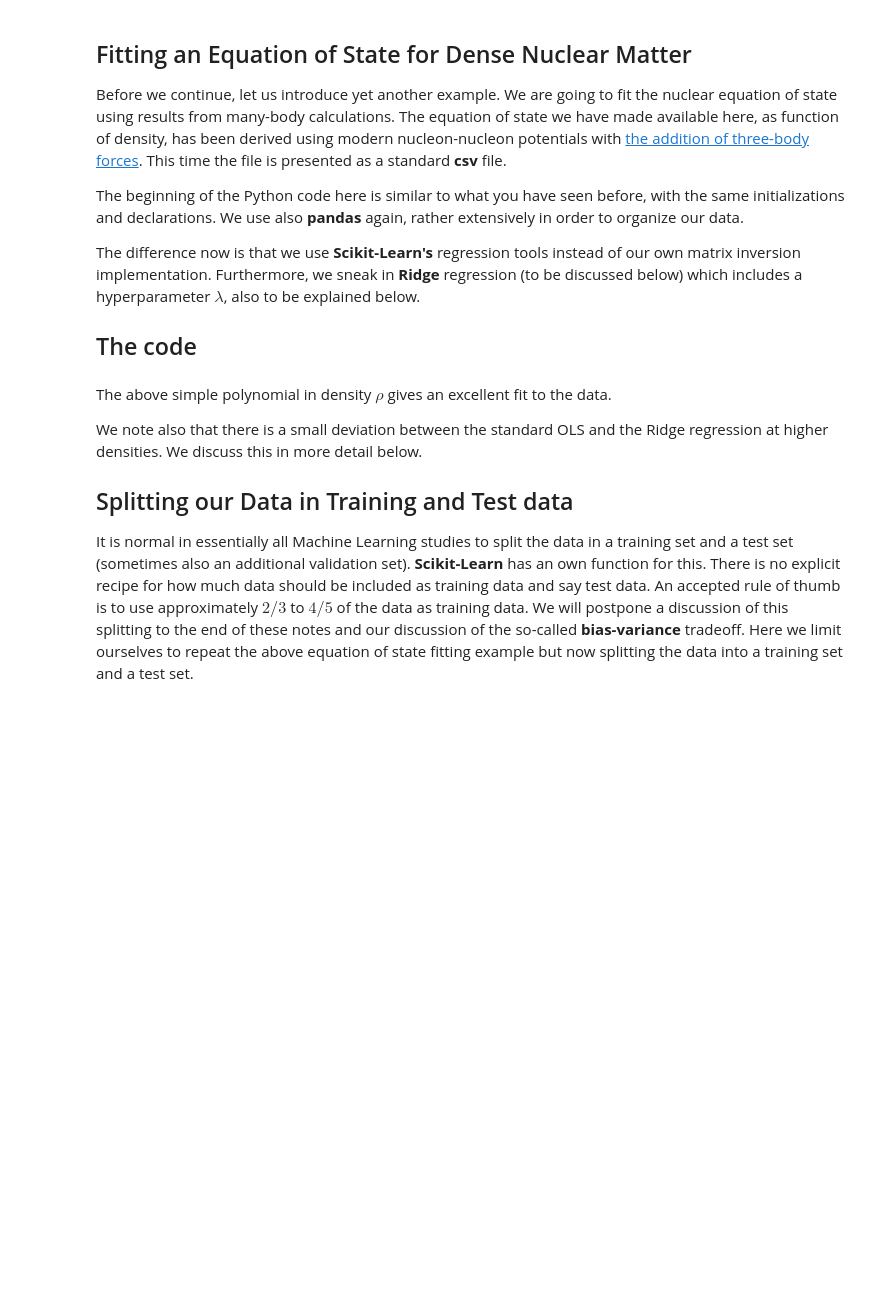
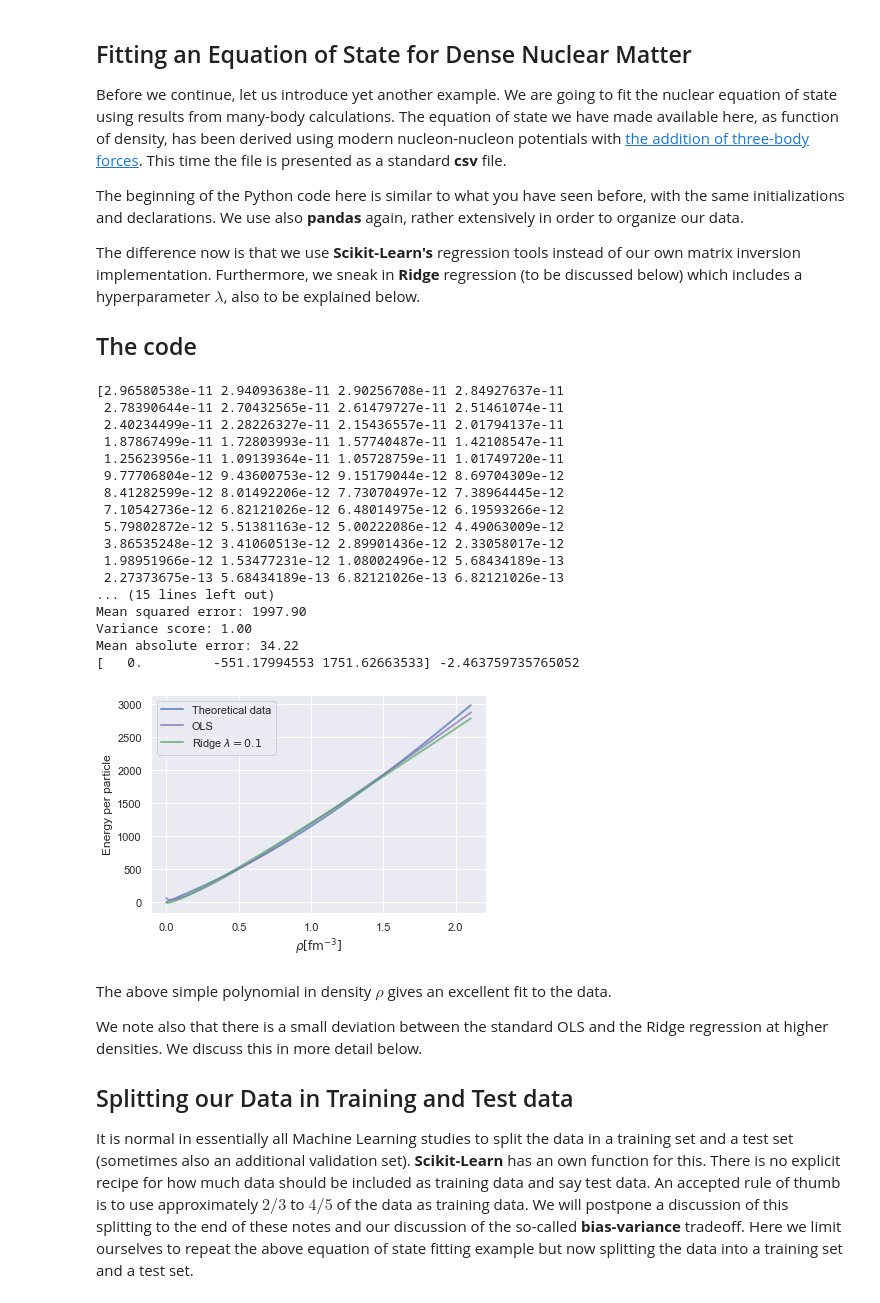
Before and after one commit to mhjensen/MachineLearningMSU-FRIB2020, a Jupyter notebook: doc/pub/Regression/ipynb/Regression.ipynb, the cells around one changed output. Cells and saved outputs as stored; diff of their text form; code cells hidden in the pictures; blank space fills up the shorter version.

```diff
--- a/doc/pub/Regression/ipynb/Regression.ipynb
+++ b/doc/pub/Regression/ipynb/Regression.ipynb
@@ -833,42 +868,66 @@ X[:,0] = 1
 
 # We use now Scikit-Learn's linear regressor and ridge regressor
 # OLS part
+# matrix inversion to find beta
+beta = np.linalg.inv(X.T @ X).dot(X.T).dot(Energies)
+# and then make the prediction
+ytildeown = X @ beta # matrix or vector multilication x.T  x   = norm of vector
 clf = skl.LinearRegression().fit(X, Energies)
 ytilde = clf.predict(X)
 EoS['Eols']  = ytilde
+print(abs(ytilde-ytildeown))
 # The mean squared error
 print("Mean squared error: %.2f" % mean_squared_error(Energies, ytilde))
 # Explained variance score: 1 is perfect prediction
 print('Variance score: %.2f' % r2_score(Energies, ytilde))
 # Mean absolute error
 print('Mean absolute error: %.2f' % mean_absolute_error(Energies, ytilde))
 print(clf.coef_, clf.intercept_)
 
 # The Ridge regression with a hyperparameter lambda = 0.1
 _lambda = 0.1
 clf_ridge = skl.Ridge(alpha=_lambda).fit(X, Energies)
 yridge = clf_ridge.predict(X)
 EoS['Eridge']  = yridge
 # The mean squared error
 print("Mean squared error: %.2f" % mean_squared_error(Energies, yridge))
 # Explained variance score: 1 is perfect prediction
 print('Variance score: %.2f' % r2_score(Energies, yridge))
 # Mean absolute error
 print('Mean absolute error: %.2f' % mean_absolute_error(Energies, yridge))
 print(clf_ridge.coef_, clf_ridge.intercept_)
 
 fig, ax = plt.subplots()
 ax.set_xlabel(r'$\rho[\mathrm{fm}^{-3}]$')
 ax.set_ylabel(r'Energy per particle')
 ax.plot(EoS['Density'], EoS['Energy'], alpha=0.7, lw=2,
             label='Theoretical data')
 ax.plot(EoS['Density'], EoS['Eols'], alpha=0.7, lw=2, c='m',
             label='OLS')
 ax.plot(EoS['Density'], EoS['Eridge'], alpha=0.7, lw=2, c='g',
             label='Ridge $\lambda = 0.1$')
 ax.legend()
 save_fig("EoSfitting")
 plt.show()
+# %% [output]
+[2.96580538e-11 2.94093638e-11 2.90256708e-11 2.84927637e-11
+ 2.78390644e-11 2.70432565e-11 2.61479727e-11 2.51461074e-11
+ 2.40234499e-11 2.28226327e-11 2.15436557e-11 2.01794137e-11
+ 1.87867499e-11 1.72803993e-11 1.57740487e-11 1.42108547e-11
+ 1.25623956e-11 1.09139364e-11 1.05728759e-11 1.01749720e-11
+ 9.77706804e-12 9.43600753e-12 9.15179044e-12 8.69704309e-12
+ 8.41282599e-12 8.01492206e-12 7.73070497e-12 7.38964445e-12
+ 7.10542736e-12 6.82121026e-12 6.48014975e-12 6.19593266e-12
+ 5.79802872e-12 5.51381163e-12 5.00222086e-12 4.49063009e-12
+ 3.86535248e-12 3.41060513e-12 2.89901436e-12 2.33058017e-12
+ 1.98951966e-12 1.53477231e-12 1.08002496e-12 5.68434189e-13
+ 2.27373675e-13 5.68434189e-13 6.82121026e-13 6.82121026e-13
+... (15 lines left out)
+Mean squared error: 1997.90
+Variance score: 1.00
+Mean absolute error: 34.22
+[   0.         -551.17994553 1751.62663533] -2.463759735765052
+[figure, added]
 # %% [markdown]
 The above simple polynomial in density $\rho$ gives an excellent fit
 to the data.
```
Also changed, not shown: parts of 25 cells of this notebook.
